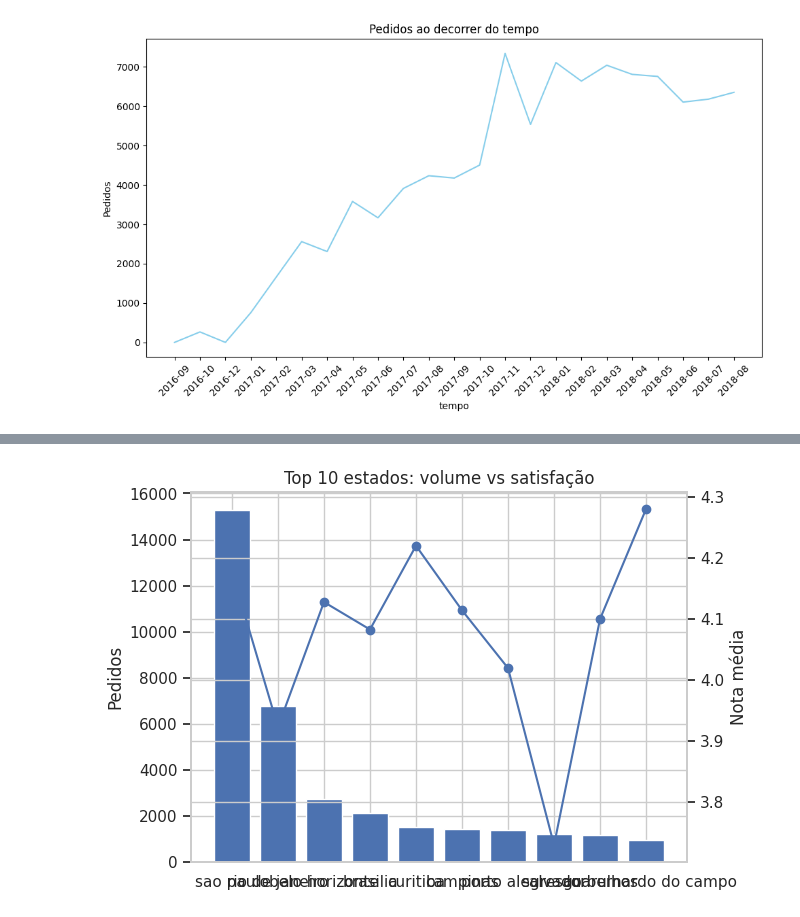
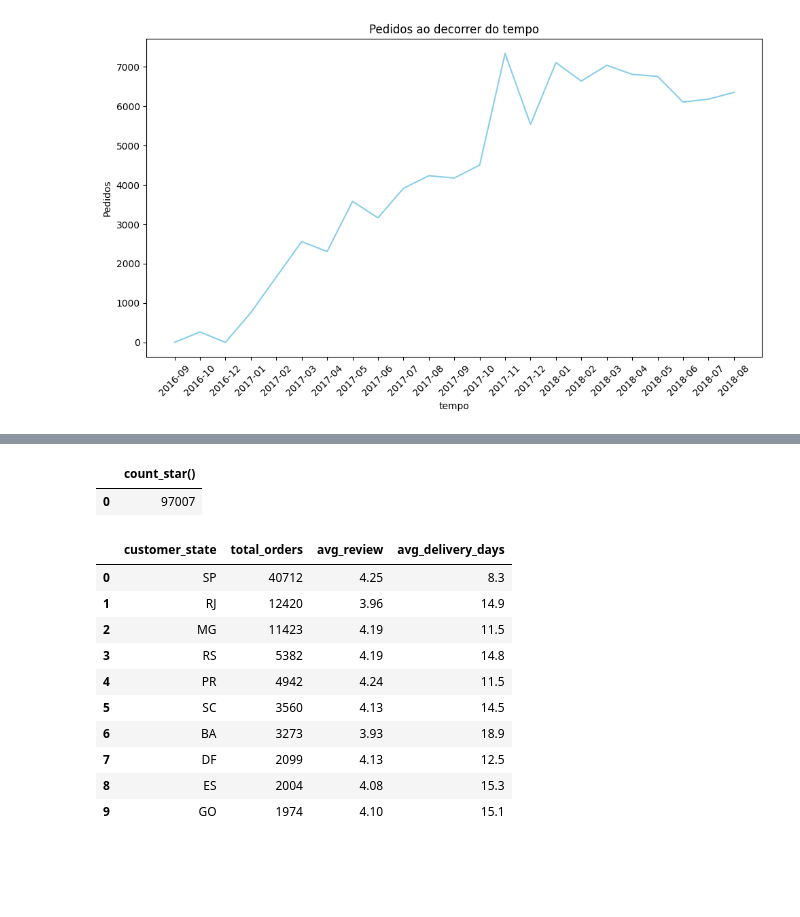
Before and after one commit to th900/projeto-de-engenharia-de-dados-olist, a Jupyter notebook: E_COMMERCE.ipynb, the cells around one changed output, grey strips where cells are left out. Cells and saved outputs as stored; diff of their text form; code cells hidden in the pictures; blank space fills up the shorter version.

```diff
--- a/E_COMMERCE.ipynb
+++ b/E_COMMERCE.ipynb
@@ -539,15 +526,42 @@ plt.tight_layout()
-# %%
-fig, ax1 = plt.subplots()
-
-ax1.bar(top10.index, top10["order_volume"])
-ax1.set_ylabel("Pedidos")
-
-ax2 = ax1.twinx()
-ax2.plot(top10.index, top10["avg_score"], marker='o')
-ax2.set_ylabel("Nota média")
-
-plt.title("Top 10 estados: volume vs satisfação")
-
-plt.show()
-# %% [output]
-[figure, removed]
+# %%
+## 07 - Análise com SQL (DuckDB)
+
+import duckdb
+
+# conectando e registrando a tabela curated
+con = duckdb.connect()
+con.register("curated", df_curated)
+
+# testando
+con.execute("SELECT COUNT(*) FROM curated").df()
+# %% [output]
+|  | count_star() |
+| 0 | 97007 |
+# %%
+## 7.1 - Volume e satisfação por estado
+
+query = """
+SELECT
+    customer_state,
+    COUNT(order_id)              AS total_orders,
+    ROUND(AVG(review_score), 2)  AS avg_review,
+    ROUND(AVG(delivery_days), 1) AS avg_delivery_days
+FROM curated
+GROUP BY customer_state
+ORDER BY total_orders DESC
+"""
+
+df_states_sql = con.execute(query).df()
+df_states_sql.head(10)
+# %% [output]
+|  | customer_state | total_orders | avg_review | avg_delivery_days |
+| 0 | SP | 40712 | 4.25 | 8.3 |
+| 1 | RJ | 12420 | 3.96 | 14.9 |
+| 2 | MG | 11423 | 4.19 | 11.5 |
+| 3 | RS | 5382 | 4.19 | 14.8 |
+| 4 | PR | 4942 | 4.24 | 11.5 |
+| 5 | SC | 3560 | 4.13 | 14.5 |
+| 6 | BA | 3273 | 3.93 | 18.9 |
+| 7 | DF | 2099 | 4.13 | 12.5 |
+| 8 | ES | 2004 | 4.08 | 15.3 |
+| 9 | GO | 1974 | 4.10 | 15.1 |
```
Also changed, not shown: parts of 10 cells of this notebook.
